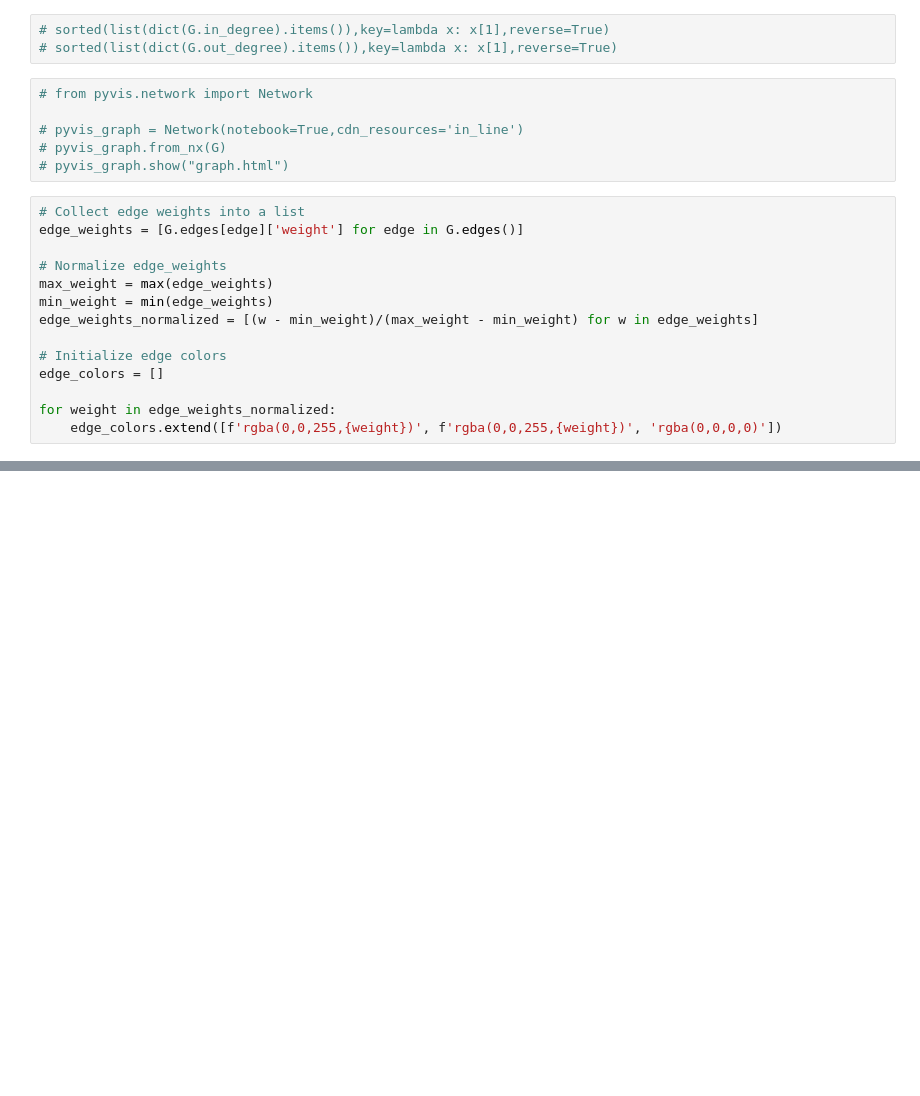
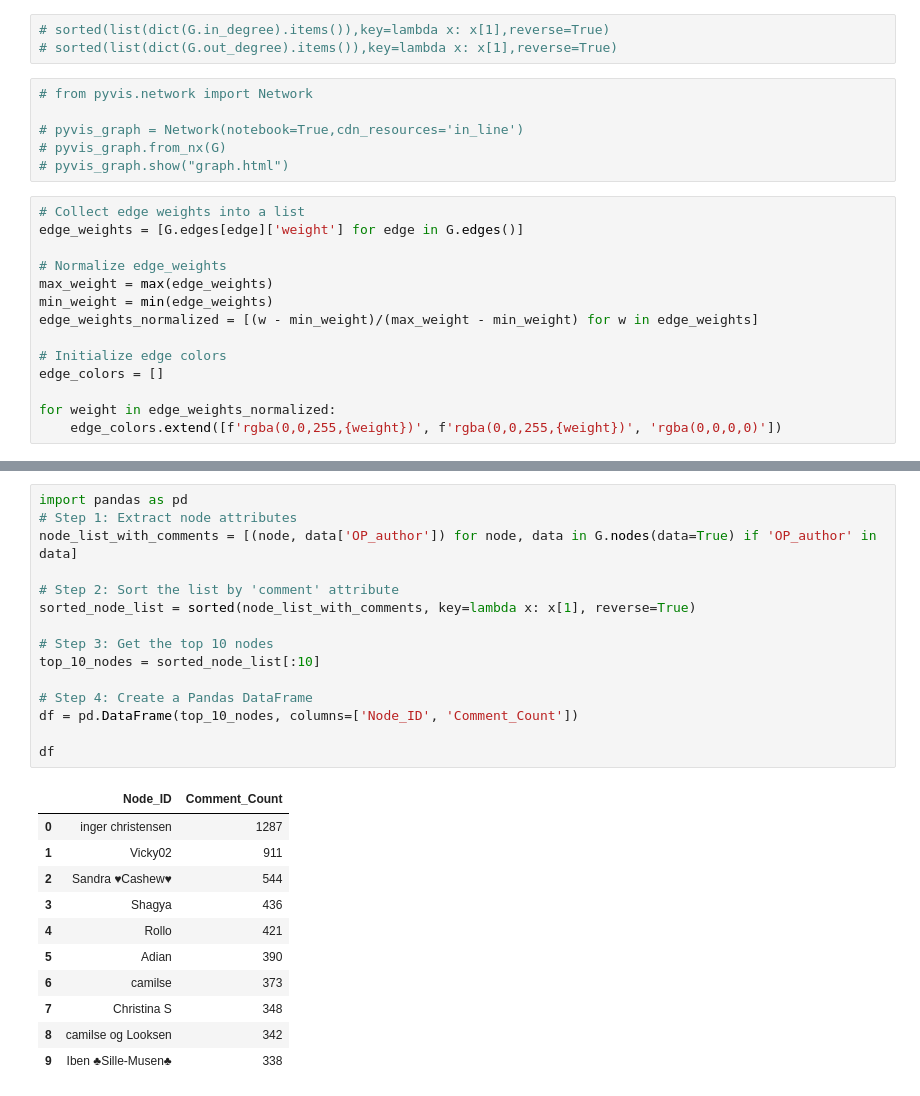
Before and after one commit to eskehaack/SGI_exam_project, a Jupyter notebook: scraper/sandbox.ipynb, the cells around one changed output, grey strips where cells are left out. Drawn from its saved outputs; the diff is of its cells as text; blank space fills up the shorter version.

```diff
--- a/scraper/sandbox.ipynb
+++ b/scraper/sandbox.ipynb
@@ -292,0 +350,27 @@ NodeView(('Nathalie O', 'Kia B', 'Isa V', 'Michael H (6)', 'Webarmen1', 'Camilla
+# %%
+import pandas as pd
+# Step 1: Extract node attributes
+node_list_with_comments = [(node, data['OP_author']) for node, data in G.nodes(data=True) if 'OP_author' in data]
+
+# Step 2: Sort the list by 'comment' attribute
+sorted_node_list = sorted(node_list_with_comments, key=lambda x: x[1], reverse=True)
+
+# Step 3: Get the top 10 nodes
+top_10_nodes = sorted_node_list[:10]
+
+# Step 4: Create a Pandas DataFrame
+df = pd.DataFrame(top_10_nodes, columns=['Node_ID', 'Comment_Count'])
+
+df
+# %% [output]
+|  | Node_ID | Comment_Count |
+| 0 | inger christensen | 1287 |
+| 1 | Vicky02 | 911 |
+| 2 | Sandra ♥Cashew♥ | 544 |
+| 3 | Shagya | 436 |
+| 4 | Rollo | 421 |
+| 5 | Adian | 390 |
+| 6 | camilse | 373 |
+| 7 | Christina S | 348 |
+| 8 | camilse og Looksen | 342 |
+| 9 | Iben ♣Sille-Musen♣ | 338 |
```
Also changed, not shown: parts of 27 cells of this notebook.
